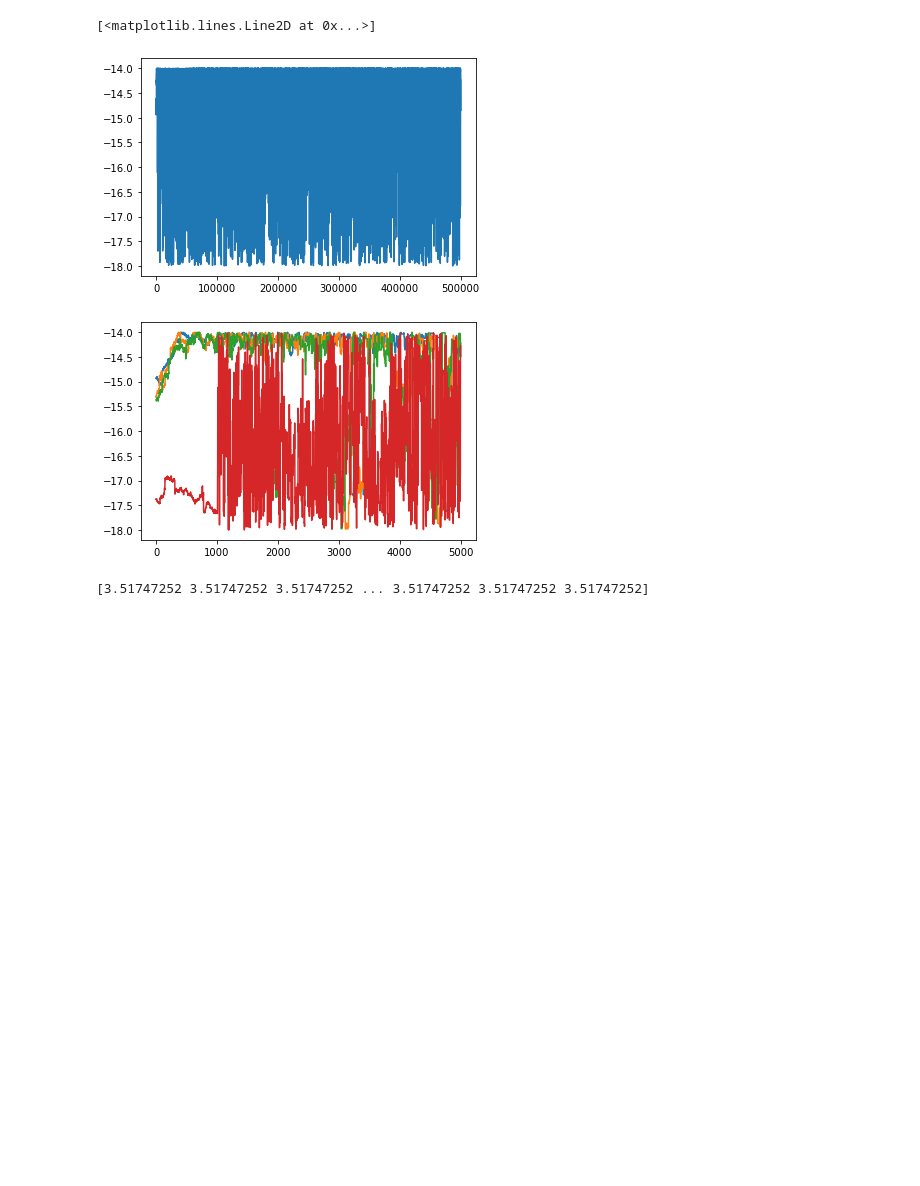
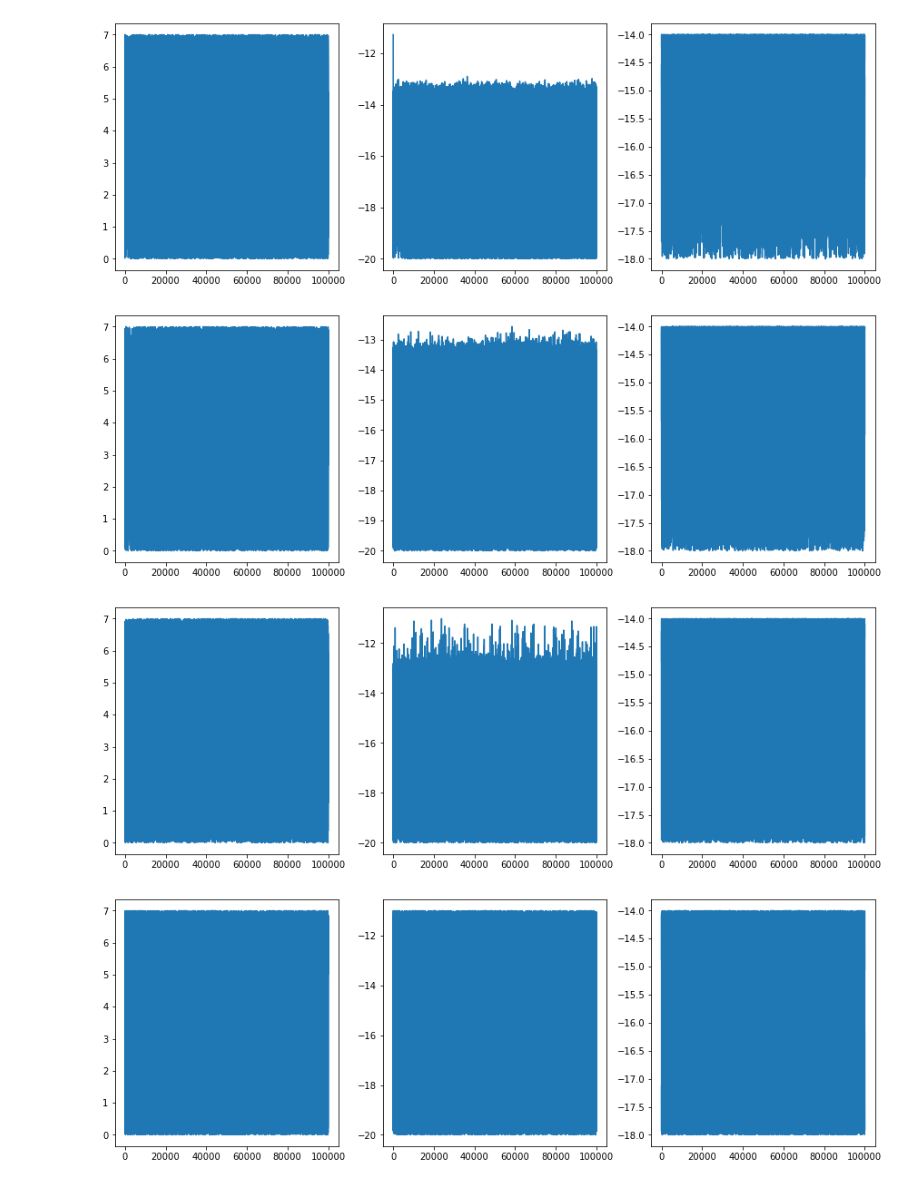
Before and after one commit to AaronDJohnson/impulse_mcmc, a Jupyter notebook: examples/pta_test.ipynb, the cells around one changed output. Cells and saved outputs as stored; diff of their text form; code cells hidden in the pictures; blank space fills up the shorter version.

```diff
--- a/examples/pta_test.ipynb
+++ b/examples/pta_test.ipynb
@@ -108,18 +30,0 @@ executing.executing.NotOneValueFound: Expected one value, found 0
-# %%
-plt.plot(res[:, 2, 0])
-# %% [output]
-[<matplotlib.lines.Line2D at 0x...>]
-[figure, removed]
-# %%
-ii = 2
-plt.plot(res[0:5000, ii, 0])
-plt.plot(res[0:5000, ii, 1])
-plt.plot(res[0:5000, ii, 2])
-plt.plot(res[0:5000, ii, 3])
-plt.show()
-# %% [output]
-[figure, removed]
-# %%
-print(np.vstack(temps)[:, 2])
-# %% [output]
-[3.51747252 3.51747252 3.51747252 ... 3.51747252 3.51747252 3.51747252]
@@ -126,3 +33,15 @@ print(np.vstack(temps)[:, 2])
+# %%
+for ii in range(ntemps):
+    fig, ax = plt.subplots(1, 3, figsize=(15, 5))
+    ax[0].plot(chain[::10, 0, ii])
+    ax[1].plot(chain[::10, 1, ii])
+    ax[2].plot(chain[::10, 2, ii])
+    plt.show()
+# %% [output]
+[figure, added]
+[figure, added]
+[figure, added]
+[figure, added]
 # %%
 outDir = './chains/sngl/'
 with open(outDir + 'chain_1.txt', 'r') as f:
```
Also changed, not shown: parts of 42 cells of this notebook, 2 other files.
